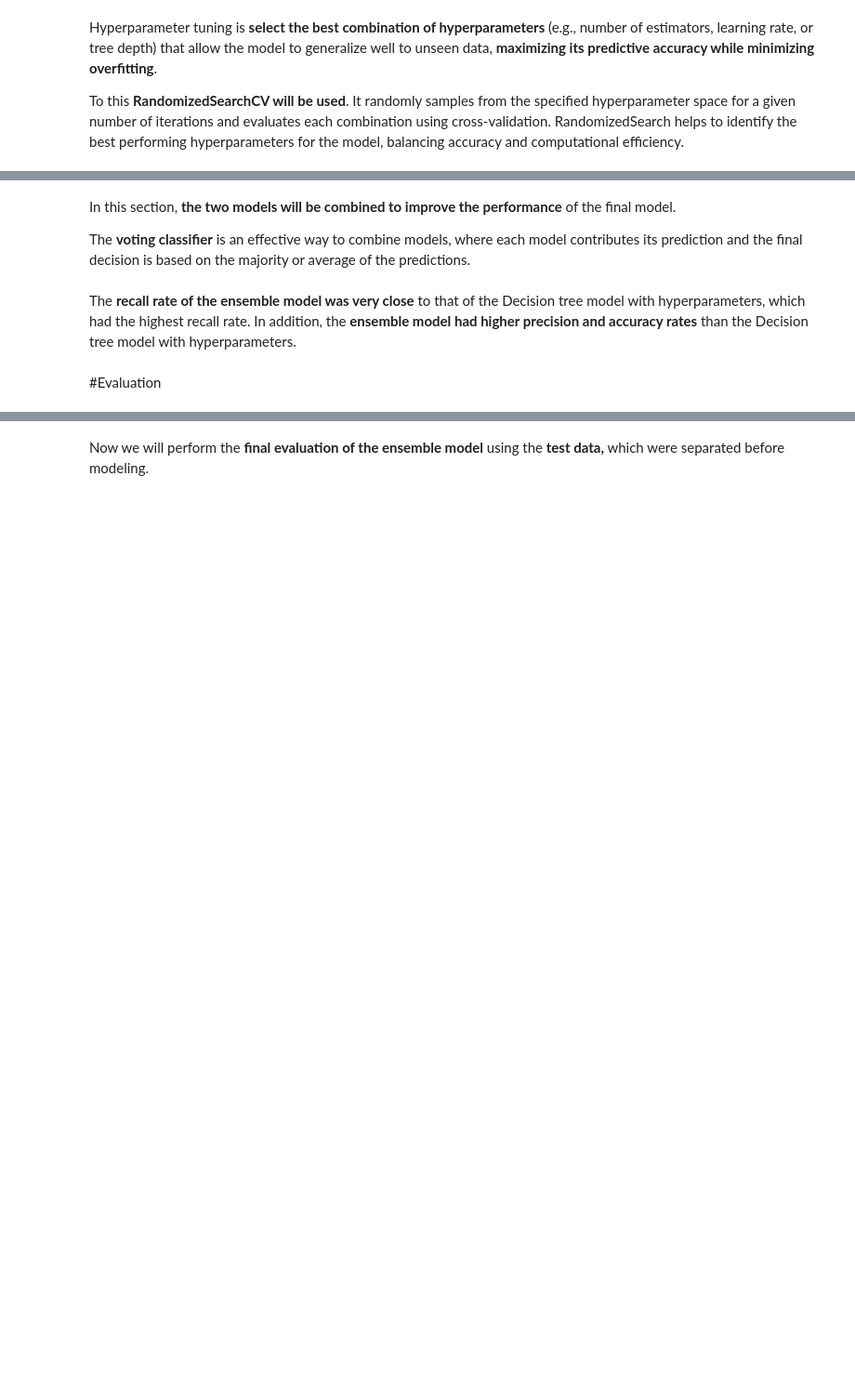
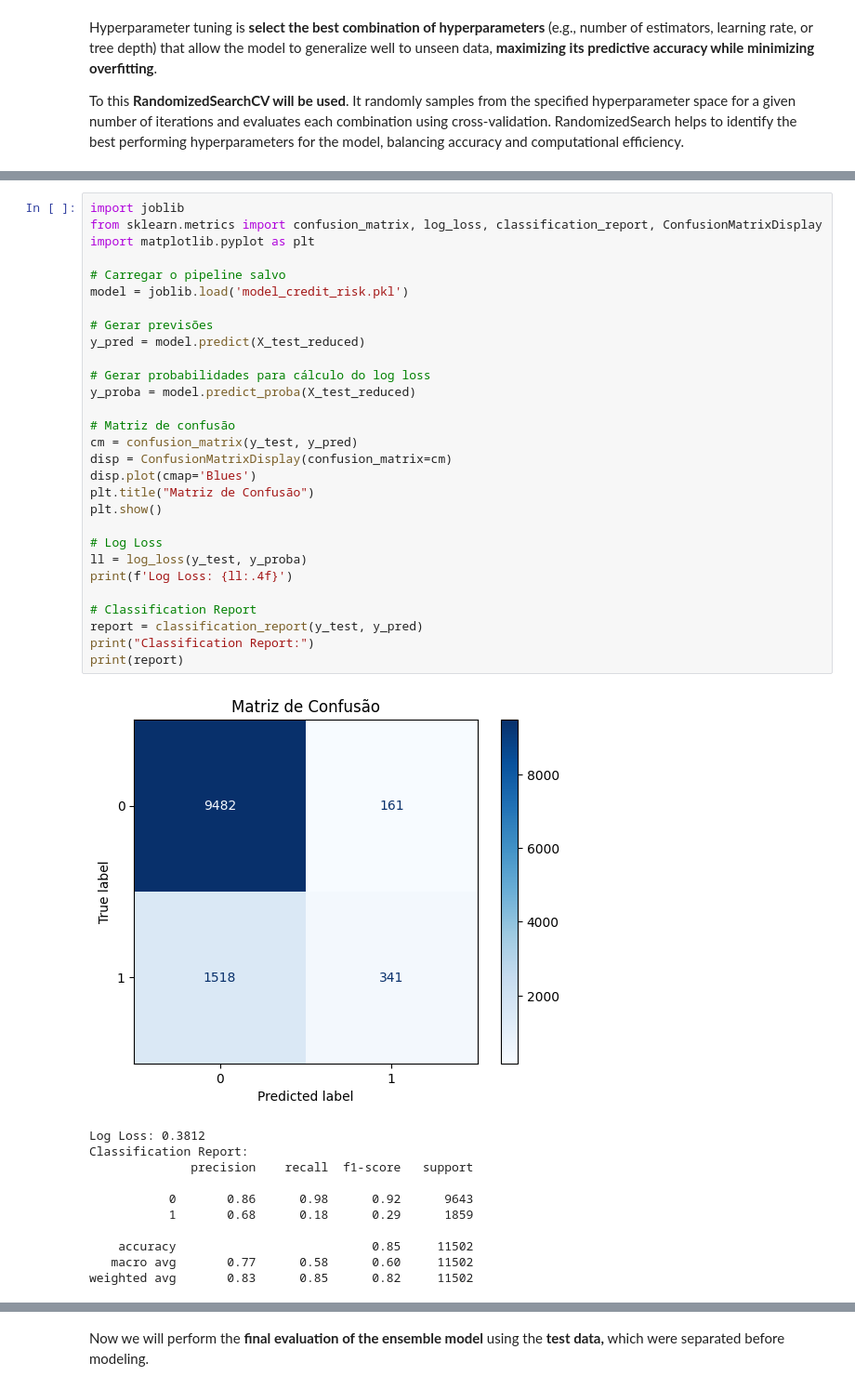
Before and after one commit to gabrielcapela/credit_risk, a Jupyter notebook: notebooks/II_modeling.ipynb, the cells around one changed output, grey strips where cells are left out. Shown at 93% size. Saved outputs shown, nothing was run; the diff lists cells and outputs as text; blank space fills up the shorter version.

```diff
--- a/notebooks/II_modeling.ipynb
+++ b/notebooks/II_modeling.ipynb
@@ -762,8 +780,41 @@ To this **RandomizedSearchCV will be used**. It randomly samples from the specif
-# %% [markdown]
-In this section, **the two models will be combined to improve the performance** of the final model.
-
-The **voting classifier** is an effective way to combine models, where each model contributes its prediction and the final decision is based on the majority or average of the predictions.
-# %% [markdown]
-The **recall rate of the ensemble model was very close** to that of the Decision tree model with hyperparameters, which had the highest recall rate. In addition, the **ensemble model had higher precision and accuracy rates** than the Decision tree model with hyperparameters.
-# %% [markdown]
-#Evaluation
+# %%
+import joblib
+from sklearn.metrics import confusion_matrix, log_loss, classification_report, ConfusionMatrixDisplay
+import matplotlib.pyplot as plt
+
+# Carregar o pipeline salvo
+model = joblib.load('model_credit_risk.pkl')
+
+# Gerar previsões
+y_pred = model.predict(X_test_reduced)
+
+# Gerar probabilidades para cálculo do log loss
+y_proba = model.predict_proba(X_test_reduced)
+
+# Matriz de confusão
+cm = confusion_matrix(y_test, y_pred)
+disp = ConfusionMatrixDisplay(confusion_matrix=cm)
+disp.plot(cmap='Blues')
+plt.title("Matriz de Confusão")
+plt.show()
+
+# Log Loss
+ll = log_loss(y_test, y_proba)
+print(f'Log Loss: {ll:.4f}')
+
+# Classification Report
+report = classification_report(y_test, y_pred)
+print("Classification Report:")
+print(report)
+# %% [output]
+[figure, added]
+Log Loss: 0.3812
+Classification Report:
+              precision    recall  f1-score   support
+
+           0       0.86      0.98      0.92      9643
+           1       0.68      0.18      0.29      1859
+
+    accuracy                           0.85     11502
+   macro avg       0.77      0.58      0.60     11502
+weighted avg       0.83      0.85      0.82     11502
```
Also changed, not shown: parts of 21 cells of this notebook, 2 other files.
